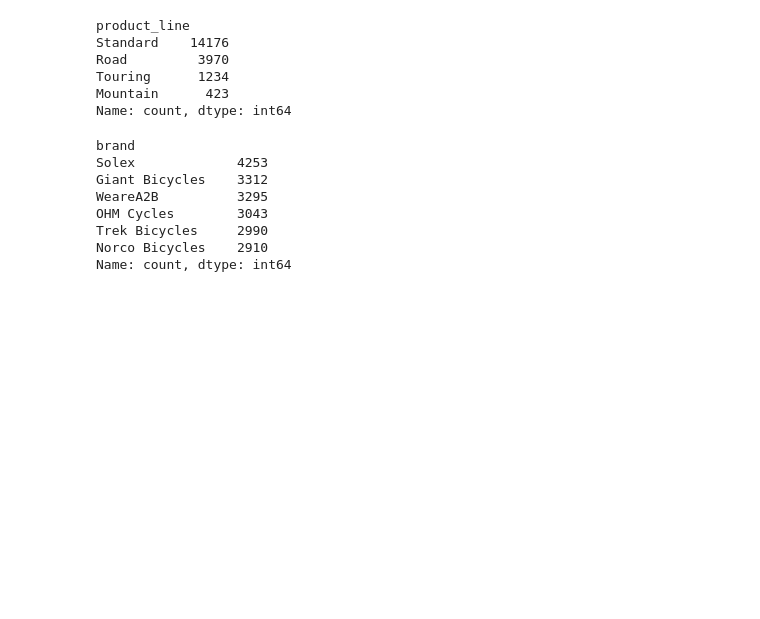
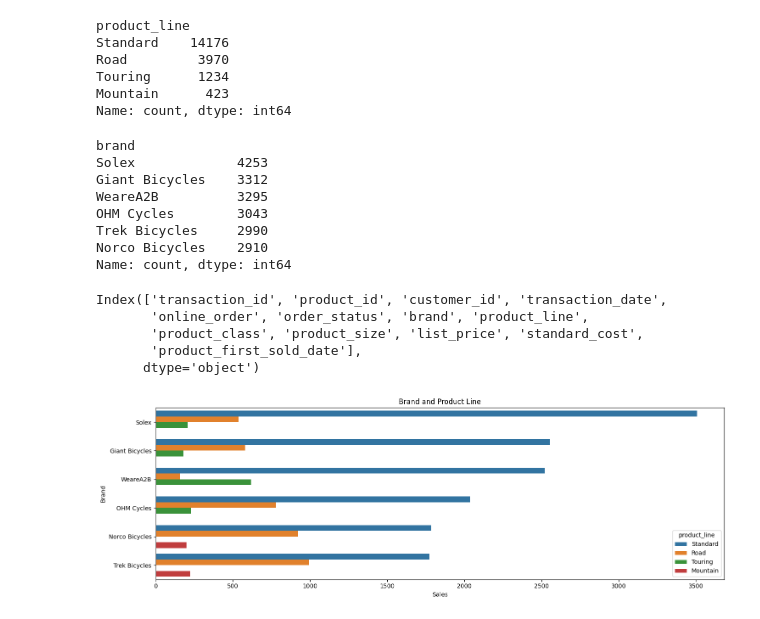
Before and after one commit to ilovedata6/SprocketCentral, a Jupyter notebook: analysis.ipynb, the cells around one changed output. Saved outputs shown, nothing was run; the diff lists cells and outputs as text; code cells hidden in the pictures; blank space fills up the shorter version.

```diff
--- a/analysis.ipynb
+++ b/analysis.ipynb
@@ -526,3 +527,23 @@ OHM Cycles        3043
 Trek Bicycles     2990
 Norco Bicycles    2910
 Name: count, dtype: int64
+# %%
+transactions.columns
+# %% [output]
+Index(['transaction_id', 'product_id', 'customer_id', 'transaction_date',
+       'online_order', 'order_status', 'brand', 'product_line',
+       'product_class', 'product_size', 'list_price', 'standard_cost',
+       'product_first_sold_date'],
+      dtype='object')
+# %%
+transacts = transactions.groupby(['brand','product_line'])['transaction_id'].count().reset_index(name = 'count').sort_values(by='count',ascending=False)
+
+plt.figure(figsize=(15,5))
+sns.barplot(data=transacts,x='count',y='brand',hue='product_line')
+plt.title("Brand and Product Line")
+plt.xlabel("Sales")
+plt.ylabel("Brand")
+plt.tight_layout()
+plt.show()
+# %% [output]
+[figure, added]
```
Also changed, not shown: parts of 2 cells of this notebook.
